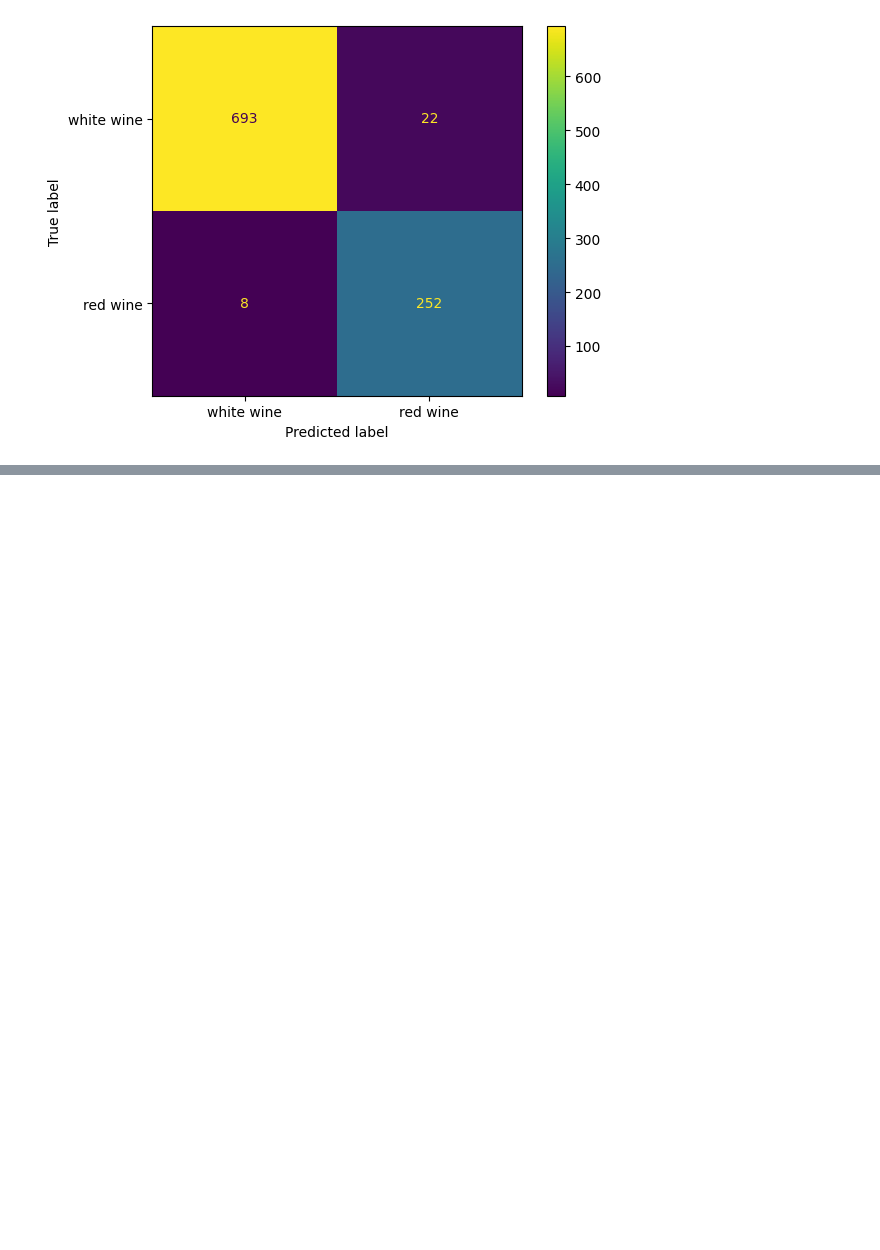
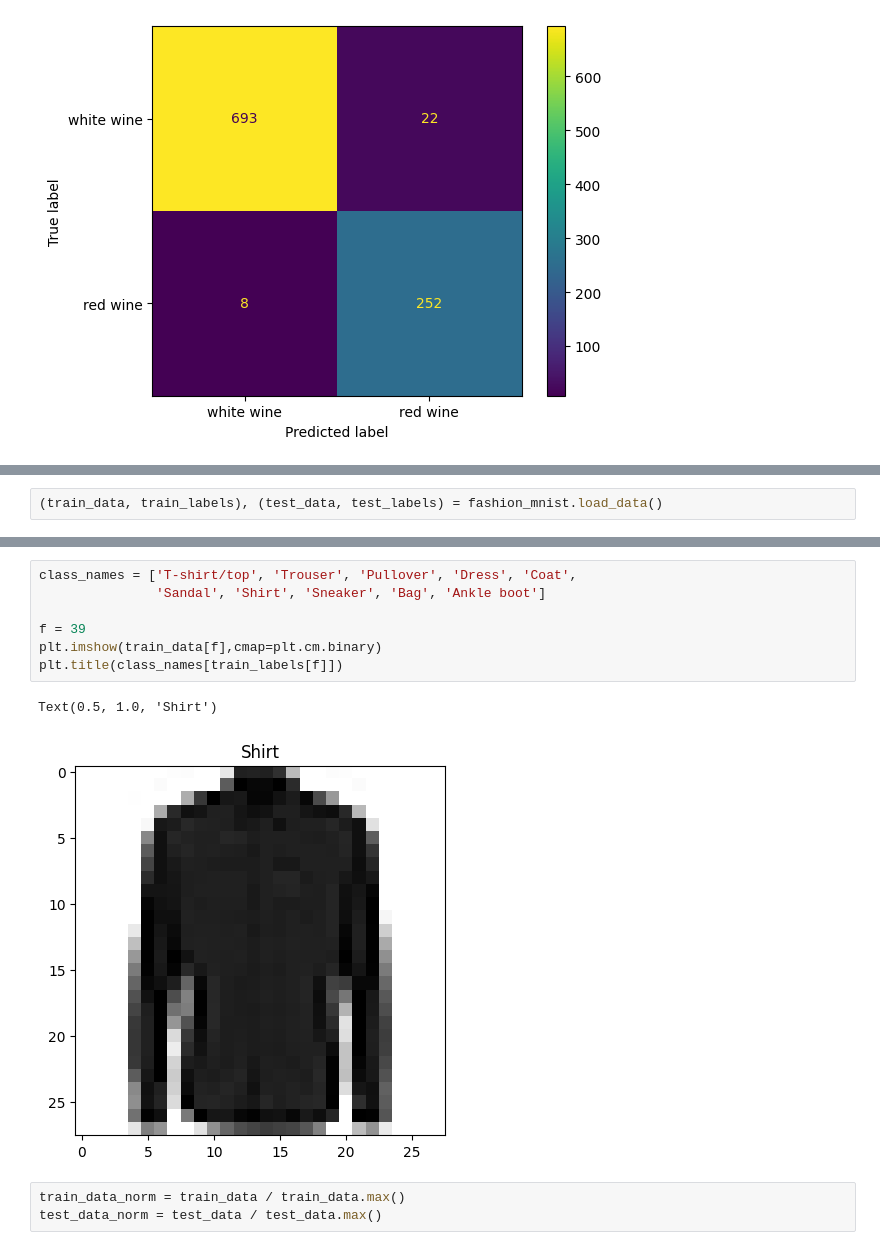
Before and after one commit to Alexanderdeweger/DEAI_portfolio, a Jupyter notebook: Week10/DA/OpdrachtenAlexander.ipynb, the cells around one changed output, grey strips where cells are left out. Drawn from its saved outputs; the diff is of its cells as text; blank space fills up the shorter version.

```diff
--- a/Week10/DA/OpdrachtenAlexander.ipynb
+++ b/Week10/DA/OpdrachtenAlexander.ipynb
@@ -71,0 +78,2 @@ plt.show()
+# %%
+(train_data, train_labels), (test_data, test_labels) = fashion_mnist.load_data()
@@ -71,0 +89,13 @@ plt.show()
+# %%
+class_names = ['T-shirt/top', 'Trouser', 'Pullover', 'Dress', 'Coat',
+               'Sandal', 'Shirt', 'Sneaker', 'Bag', 'Ankle boot']
+
+f = 39
+plt.imshow(train_data[f],cmap=plt.cm.binary)
+plt.title(class_names[train_labels[f]])
+# %% [output]
+Text(0.5, 1.0, 'Shirt')
+[figure, added]
+# %%
+train_data_norm = train_data / train_data.max()
+test_data_norm = test_data / test_data.max()
```
Also changed, not shown: parts of 6 cells of this notebook.
